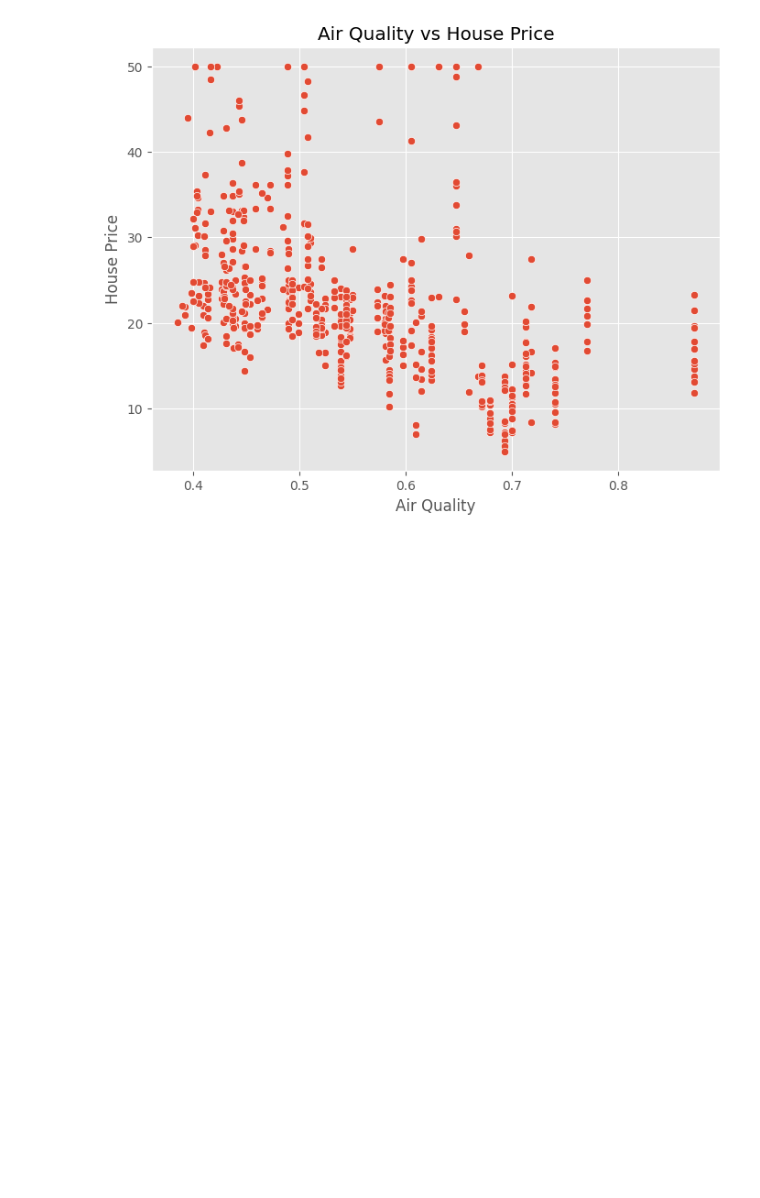
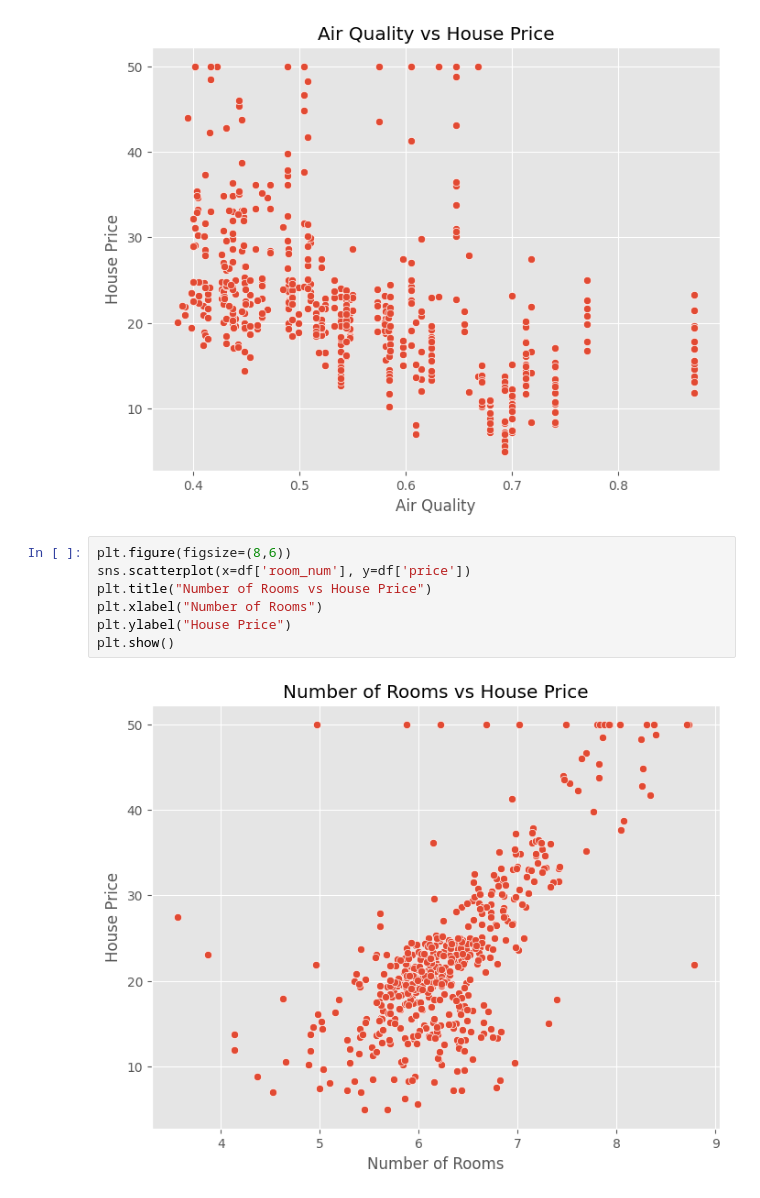
Before and after one commit to Ebin21/ML, a Jupyter notebook: House_Price2.ipynb, the cells around one changed output. Saved outputs shown, nothing was run; the diff lists cells and outputs as text; blank space fills up the shorter version.

```diff
--- a/House_Price2.ipynb
+++ b/House_Price2.ipynb
@@ -246,3 +246,12 @@ plt.ylabel("House Price")
 plt.show()
 # %% [output]
 [figure]
+# %%
+plt.figure(figsize=(8,6))
+sns.scatterplot(x=df['room_num'], y=df['price'])
+plt.title("Number of Rooms vs House Price")
+plt.xlabel("Number of Rooms")
+plt.ylabel("House Price")
+plt.show()
+# %% [output]
+[figure, added]
```
